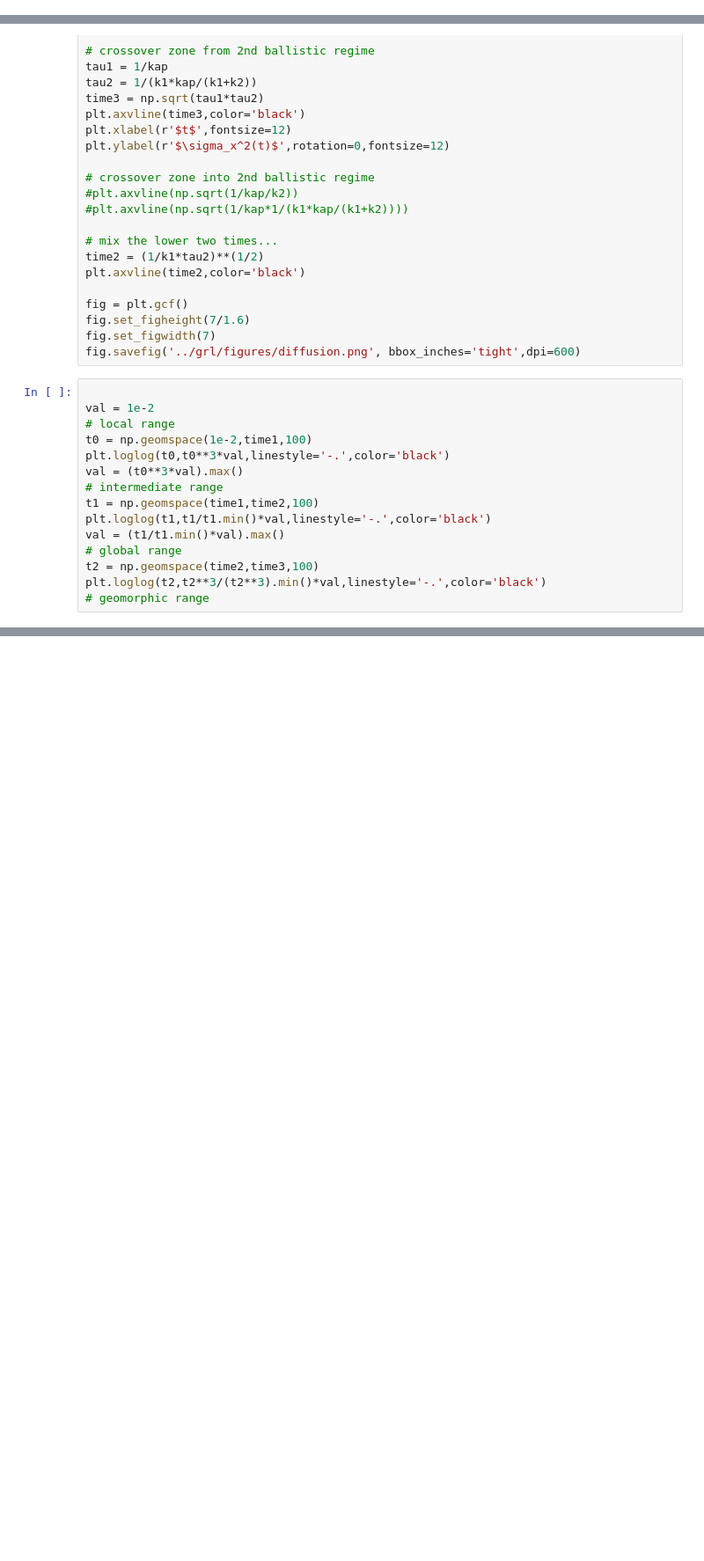
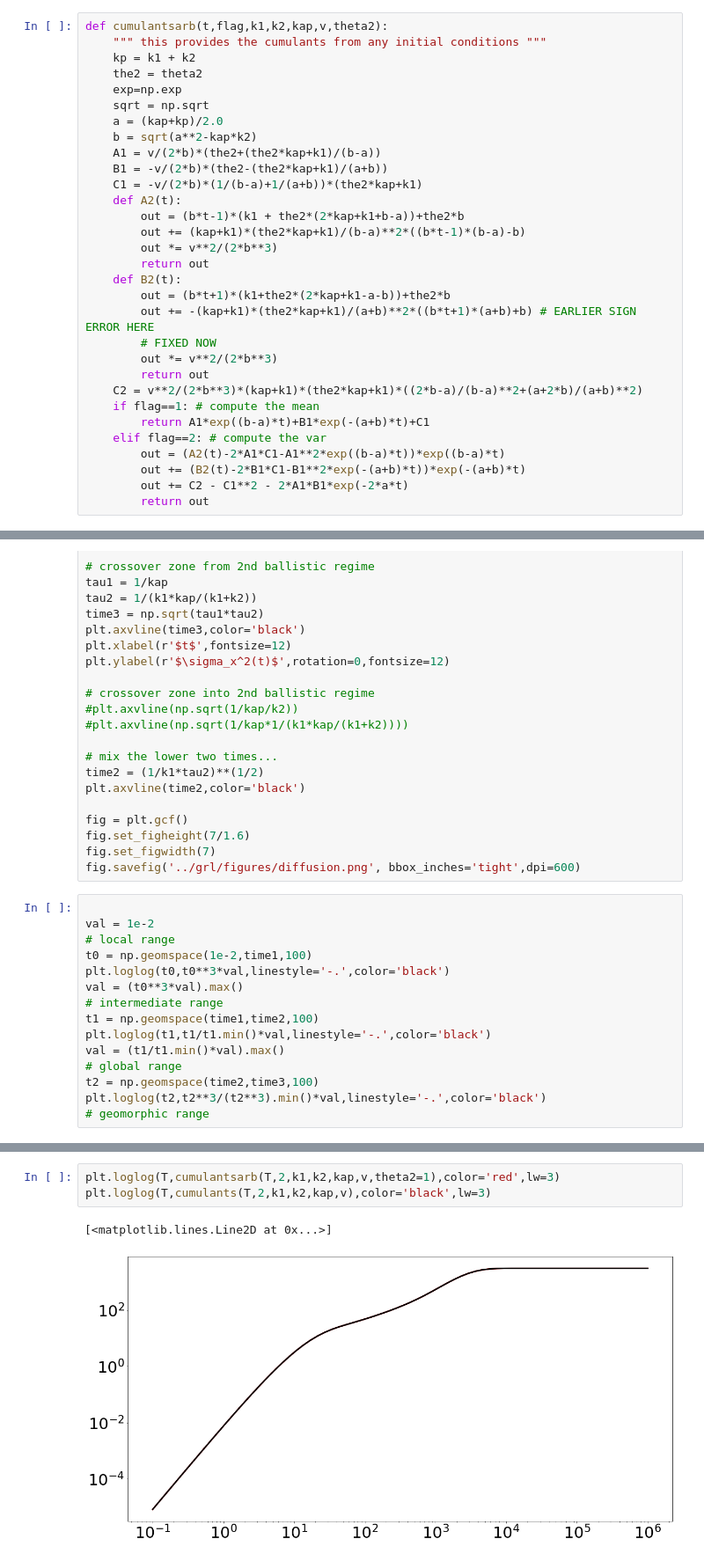
Before and after one commit to jkpierce/rw-diffu, a Jupyter notebook: code/trapping-model.ipynb, the cells around one changed output, grey strips where cells are left out. Shown at 88% size. Drawn from its saved outputs; the diff is of its cells as text; blank space fills up the shorter version.

```diff
--- a/code/trapping-model.ipynb
+++ b/code/trapping-model.ipynb
@@ -81,6 +86,37 @@ def cumulants(t,flag,k1,k2,kap,v):
         out += (B2(t)-2*B1*C1-B1**2*exp(-(a+b)*t))*exp(-(a+b)*t)
         out += C2 - C1**2 - 2*A1*B1*exp(-2*a*t)
         return out
+# %%
+def cumulantsarb(t,flag,k1,k2,kap,v,theta2):
+    """ this provides the cumulants from any initial conditions """
+    kp = k1 + k2
+    the2 = theta2
+    exp=np.exp
+    sqrt = np.sqrt
+    a = (kap+kp)/2.0
+    b = sqrt(a**2-kap*k2)
+    A1 = v/(2*b)*(the2+(the2*kap+k1)/(b-a))
+    B1 = -v/(2*b)*(the2-(the2*kap+k1)/(a+b))
+    C1 = -v/(2*b)*(1/(b-a)+1/(a+b))*(the2*kap+k1)
+    def A2(t):
+        out = (b*t-1)*(k1 + the2*(2*kap+k1+b-a))+the2*b
+        out += (kap+k1)*(the2*kap+k1)/(b-a)**2*((b*t-1)*(b-a)-b)
+        out *= v**2/(2*b**3)
+        return out
+    def B2(t):
+        out = (b*t+1)*(k1+the2*(2*kap+k1-a-b))+the2*b
+        out += -(kap+k1)*(the2*kap+k1)/(a+b)**2*((b*t+1)*(a+b)+b) # EARLIER SIGN ERROR HERE
+        # FIXED NOW
+        out *= v**2/(2*b**3)
+        return out
+    C2 = v**2/(2*b**3)*(kap+k1)*(the2*kap+k1)*((2*b-a)/(b-a)**2+(a+2*b)/(a+b)**2)
+    if flag==1: # compute the mean
+        return A1*exp((b-a)*t)+B1*exp(-(a+b)*t)+C1
+    elif flag==2: # compute the var
+        out = (A2(t)-2*A1*C1-A1**2*exp((b-a)*t))*exp((b-a)*t)
+        out += (B2(t)-2*B1*C1-B1**2*exp(-(a+b)*t))*exp(-(a+b)*t)
+        out += C2 - C1**2 - 2*A1*B1*exp(-2*a*t)
+        return out
 # %%
 tmotion = 10.0
 trest = 100.0
@@ -170,0 +323,6 @@ plt.loglog(t2,t2**3/(t2**3).min()*val,linestyle='-.',color='black')
+# %%
+plt.loglog(T,cumulantsarb(T,2,k1,k2,kap,v,theta2=1),color='red',lw=3)
+plt.loglog(T,cumulants(T,2,k1,k2,kap,v),color='black',lw=3)
+# %% [output]
+[<matplotlib.lines.Line2D at 0x...>]
+[figure, added]
```
Also changed, not shown: parts of 10 cells of this notebook, 37 other files.
